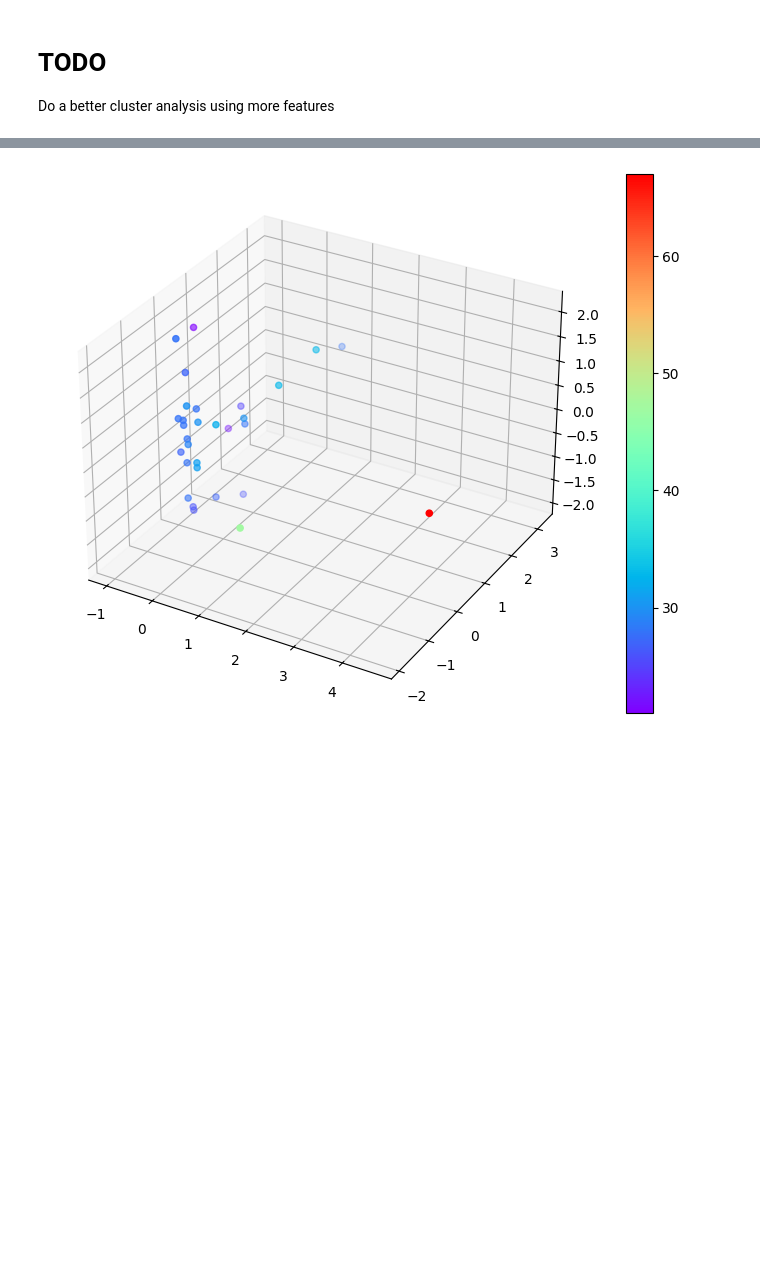
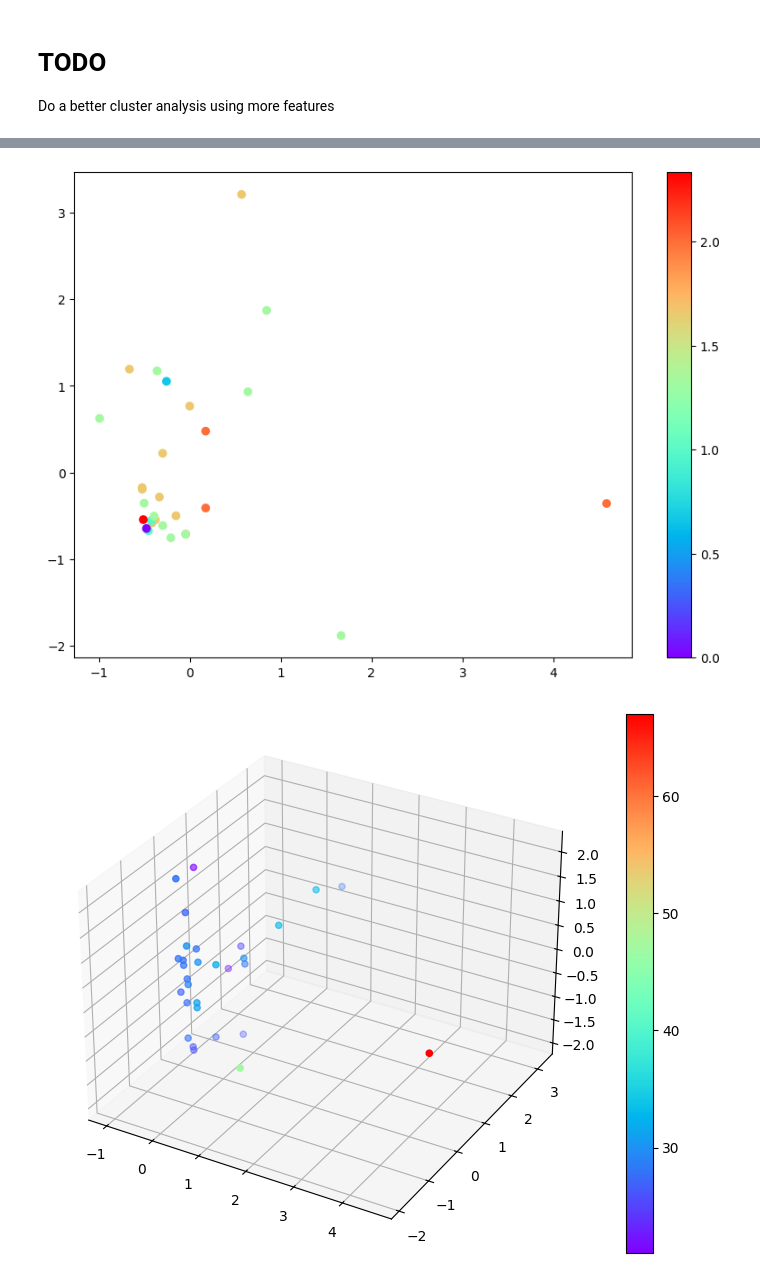
Before and after one commit to josura/tarots-and-AI, a Jupyter notebook: surveys-analysis.ipynb, the cells around one changed output, grey strips where cells are left out. Drawn from its saved outputs; the diff is of its cells as text; code cells hidden in the pictures; blank space fills up the shorter version.

```diff
--- a/surveys-analysis.ipynb
+++ b/surveys-analysis.ipynb
@@ -225,3 +250,11 @@ plt.scatter(real_data_transformed[:,0], real_data_transformed[:,1], c=real_data[
+# %%
+plt.figure(figsize=(10, 7))
+sc = plt.scatter(real_data_transformed[:,0], real_data_transformed[:,1], c=reliance_on_external_tools, cmap='rainbow')
+plt.colorbar(sc)
+
+plt.show()
+# %% [output]
+[figure, added]
 # %%
 # plot 3d data with colors based on the age
 from mpl_toolkits.mplot3d import Axes3D
```
Also changed, not shown: parts of 30 cells of this notebook.
